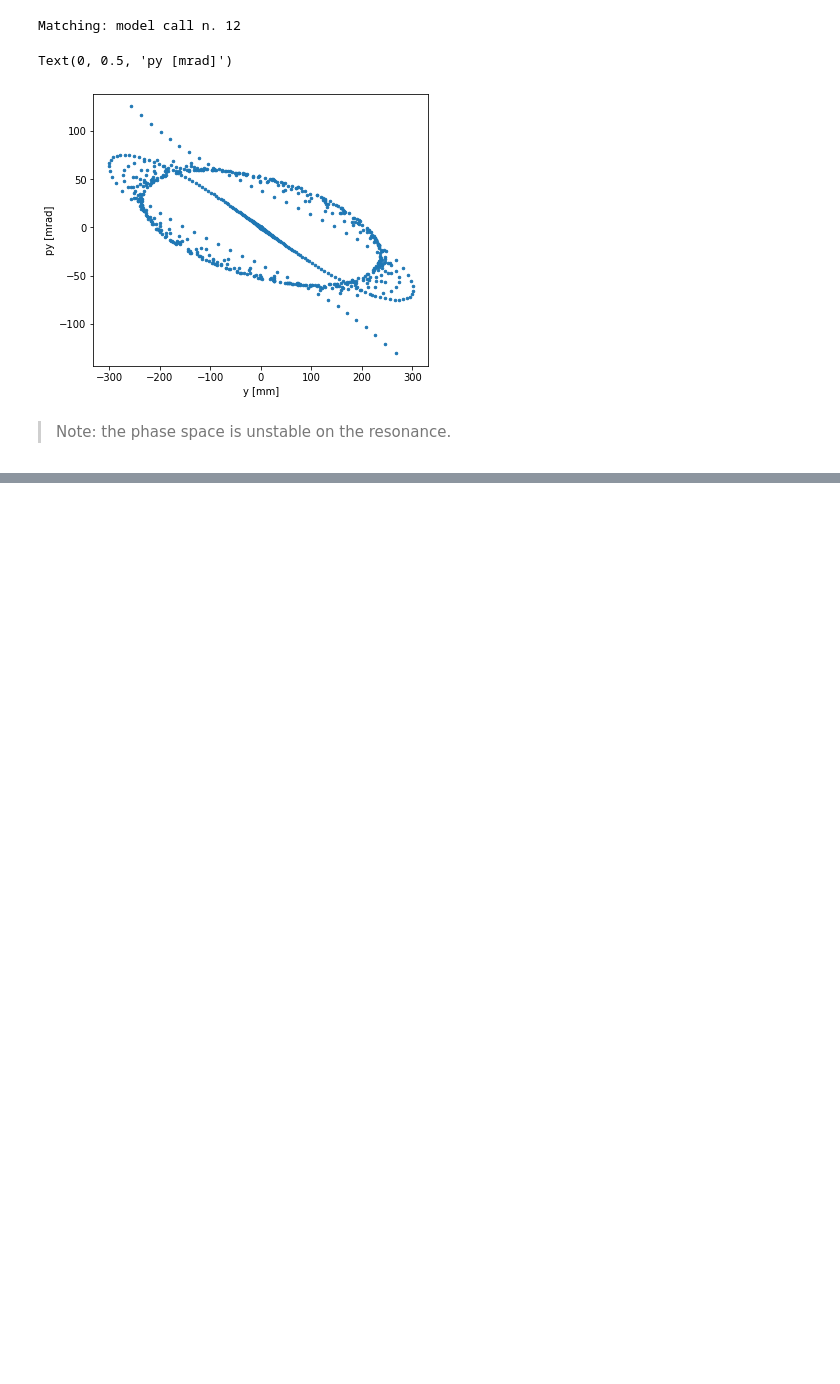
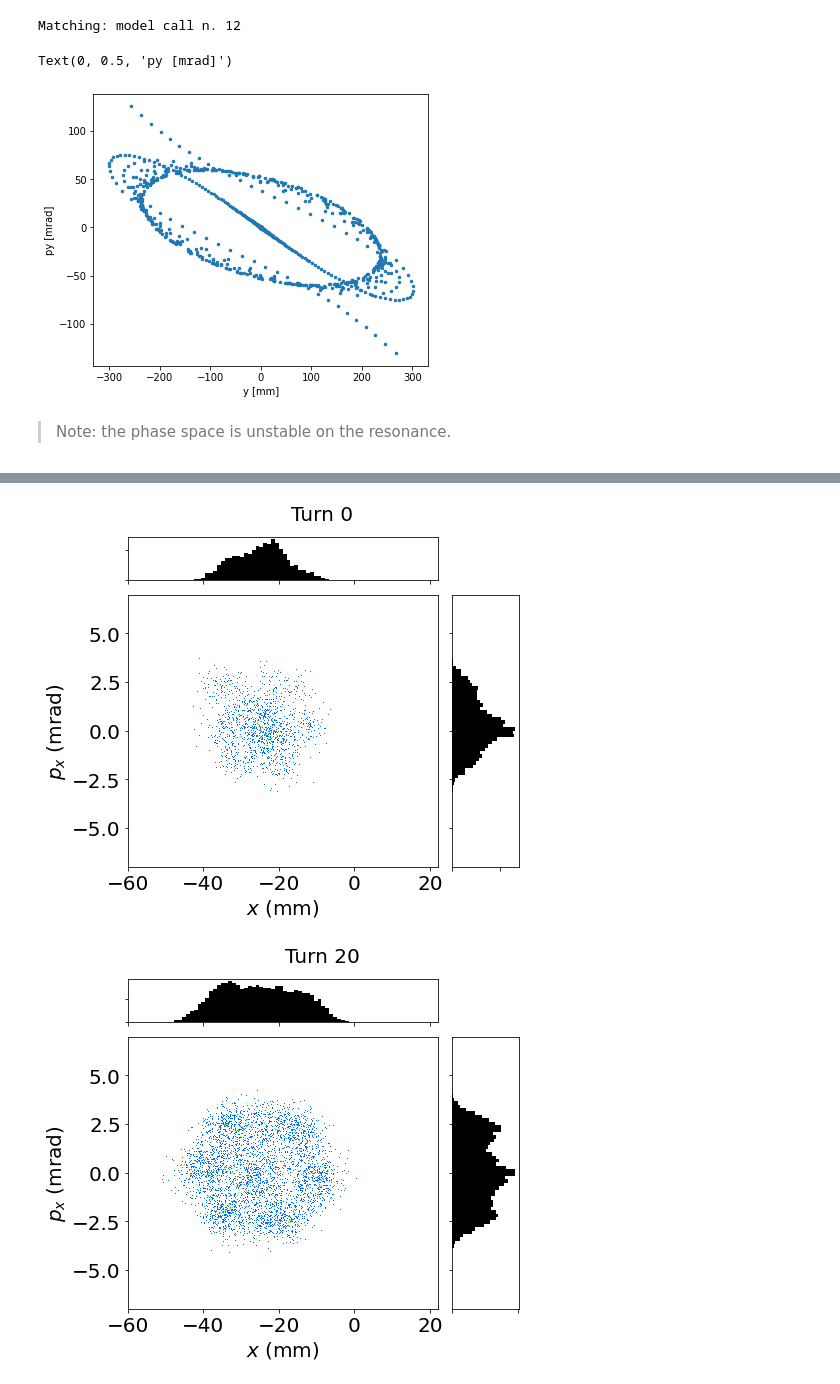
Before and after one commit to tprebiba/accelerators-teaching, a Jupyter notebook: 02_EURO-LABS-2024_Advanced_School_Operation_Accelerators/01_PSB_Xsuite_tracking.ipynb, the cells around one changed output, grey strips where cells are left out. Cells and saved outputs as stored; diff of their text form; code cells hidden in the pictures; blank space fills up the shorter version.

```diff
--- a/02_EURO-LABS-2024_Advanced_School_Operation_Accelerators/01_PSB_Xsuite_tracking.ipynb
+++ b/02_EURO-LABS-2024_Advanced_School_Operation_Accelerators/01_PSB_Xsuite_tracking.ipynb
@@ -603,0 +725,13 @@ Text(0, 0.5, 'py [mrad]')
+# %%
+# Build and insert multi-turn injection element
+num_injections = 130
+print('Building and inserting multi-turn injection element to PSB lattice.')
+print('Number of injections: ', num_injections)
+print('Number of macroparticles per injection: ', int(n_part/num_injections))
+p_injection = xt.ParticlesInjectionSample(particles_to_inject=particles2inject,
+                                            line=line,
+                                            element_name='injection',
+                                            num_particles_to_inject=int(n_part/num_injections))
+line.discard_tracker()
+line.insert_element(index='bi1.tstr1l1', element=p_injection, name='injection')
+line.build_tracker()
@@ -603,0 +745,5 @@ Text(0, 0.5, 'py [mrad]')
+# %%
+# Generate particle object with unallocated space
+print('Generating particle object with unallocated space.')
+particles = line.build_particles(_capacity=n_part+1, x=0)
+particles.state[0] = -500 # kill the particle added by default
@@ -603,0 +802,50 @@ Text(0, 0.5, 'py [mrad]')
+# %%
+#for i in range(len(particles_x)):
+for i in range(0, 120, 20):
+
+        turn=i
+
+        my_cmap = plt.cm.jet
+        my_cmap.set_under('w',1)
+        fontsize=20
+        bins = 80
+        vmin = 0.1
+
+        fig = plt.figure(figsize=(8,6), facecolor='white')
+        gs = gridspec.GridSpec(6, 6)
+        ax = plt.subplot(gs[1:6, 0:4])
+        ax_xDist = plt.subplot(gs[0, 0:4],sharex=ax)
+        ax_yDist = plt.subplot(gs[1:6, 4],sharey=ax)
+
+        x = np.array(particles_x[i])
+        px = np.array(particles_px[i])
+
+        ax.hist2d(x*1e3, px*1e3,
+                bins=500, cmap = my_cmap, vmin=vmin,
+                #range=[[min(df.x)*1e3, max(df.x)*1e3], [min(df.px)*1e3, max(df.px)*1e3]]#, norm=mcolors.PowerNorm(gamma)
+                range = [[-60, 22], [-7, 7]]
+                )
+
+        #r.plot_resonance(ax)
+        ax.set_xlabel('$x$ (mm)', fontsize=fontsize)
+        ax.set_ylabel('$p_x$ (mrad)', fontsize=fontsize)
+        ax.tick_params(axis='both', labelsize=fontsize)
+        ax.set_xlim(-60, 22)
+        ax.set_ylim(-7, 7)
+
+        ax_xDist.hist(x*1e3,bins=bins,align='mid', color='black', range=(-60, 22))
+        ax_xDist.tick_params(axis='x', labelleft=False, labelright=False, labeltop=False, labelbottom=False)
+        ax_xDist.tick_params(axis='y', labelleft=False, labelright=False, labeltop=False, labelbottom=False)
+        nsigmas = 2.5
+
+        ax_yDist.hist(px*1e3,bins=bins,orientation='horizontal',align='mid', color='black', range=(-7, 7))
+        ax_yDist.tick_params(axis='x', labelleft=False, labelright=False, labeltop=False, labelbottom=False)
+        ax_yDist.tick_params(axis='y', labelleft=False, labelright=False, labeltop=False, labelbottom=False)
+        nsigmas = 2.5
+
+        plt.suptitle('Turn %s'%turn, fontsize=fontsize)
+        fig.tight_layout()
+        plt.show()
+# %% [output]
+[figure, added]
+[figure, added]
```
Also changed, not shown: parts of 18 cells of this notebook.
